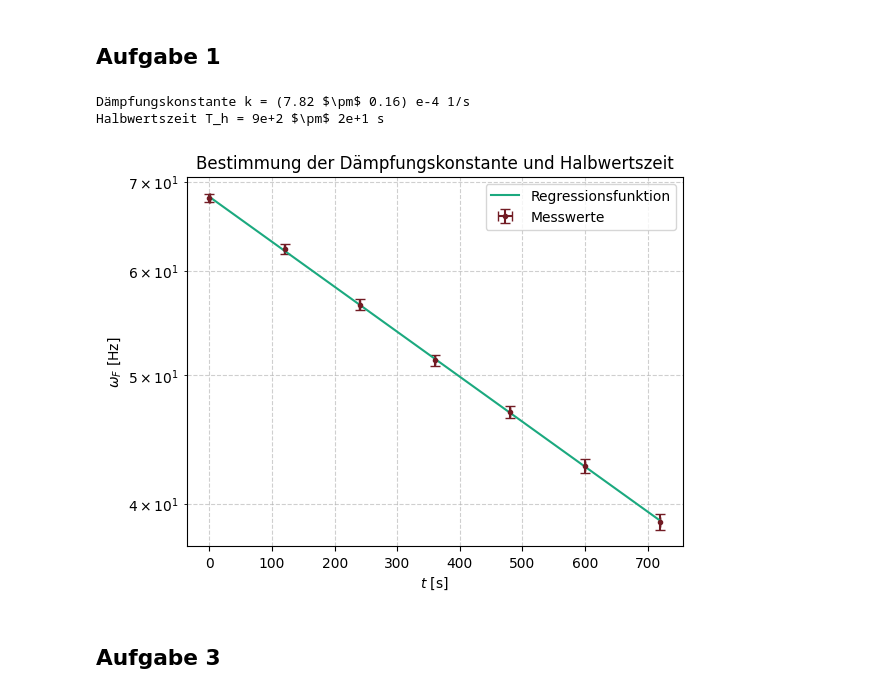
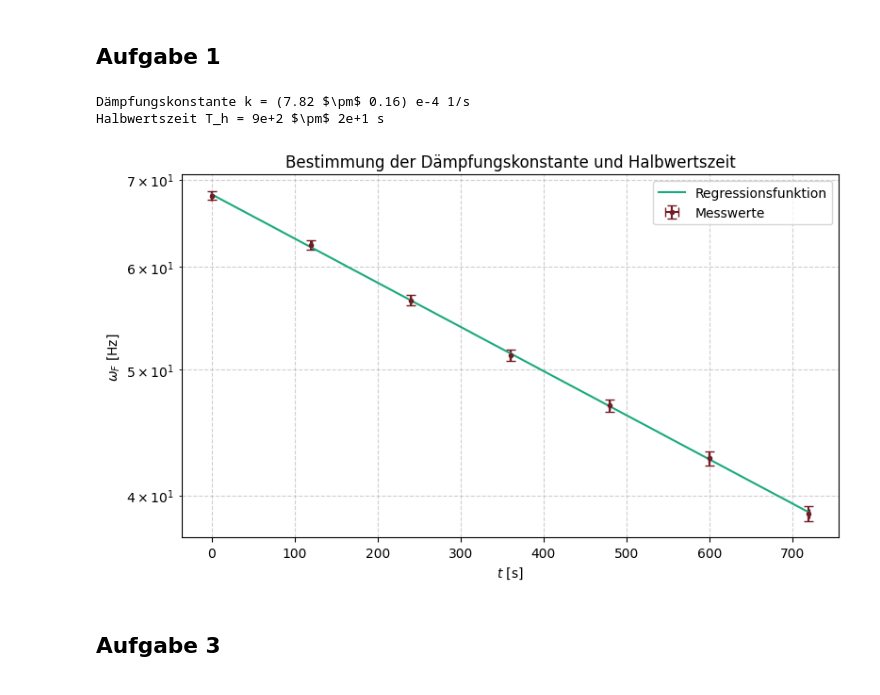
Before and after one commit to FinnZeumer/PAP-2, a Jupyter notebook: Versuche/213/Python/V213.ipynb, the cells around one changed output. Cells and saved outputs as stored; diff of their text form; code cells hidden in the pictures.

```diff
--- a/Versuche/213/Python/V213.ipynb
+++ b/Versuche/213/Python/V213.ipynb
@@ -880,39 +880,41 @@ print(f"Halbwertszeit T_h = {halb_t[2]} s")
 #   Plotting
 # ------------------------
 
+plt.figure(figsize=(9,5))
+
 plt.errorbar(
     t,
     omega_F,
     xerr=err_t, # basically unnötig in der größen Ordnung, aber mir auch egal
     yerr=err_omega,
     fmt=".",
     color=weinrot,
     capsize=3.5,
     label="Messwerte",
     )
 
 plt.plot(
     t,
     exp(t,*popt),
     color=hellgruen,
     label= "Regressionsfunktion",
     )
 
 plt.yscale("log")
 plt.xlabel("$t \\ [\\mathrm{s}]$")
 plt.ylabel("$\\omega_F \\ [\\mathrm{Hz}]$")
 plt.title("Bestimmung der Dämpfungskonstante und Halbwertszeit")
 plt.grid(True, which="both", linestyle="--", alpha=0.6)
 plt.legend()
 
 # plt.text(450, 60, "Dies wäre mein Text")
 
 plt.savefig(f'{pfad}Damping_{aufgabe}.pdf', dpi=300)
 plt.show()
 # %% [output]
 Dämpfungskonstante k = (7.82 $\pm$ 0.16) e-4 1/s
 Halbwertszeit T_h = 9e+2 $\pm$ 2e+1 s
-[figure, old version]
+[figure, new version]
 # %% [markdown]
 ## Aufgabe 3
 # %%
```
Also changed, not shown: parts of 6 cells of this notebook, 32 other files.
